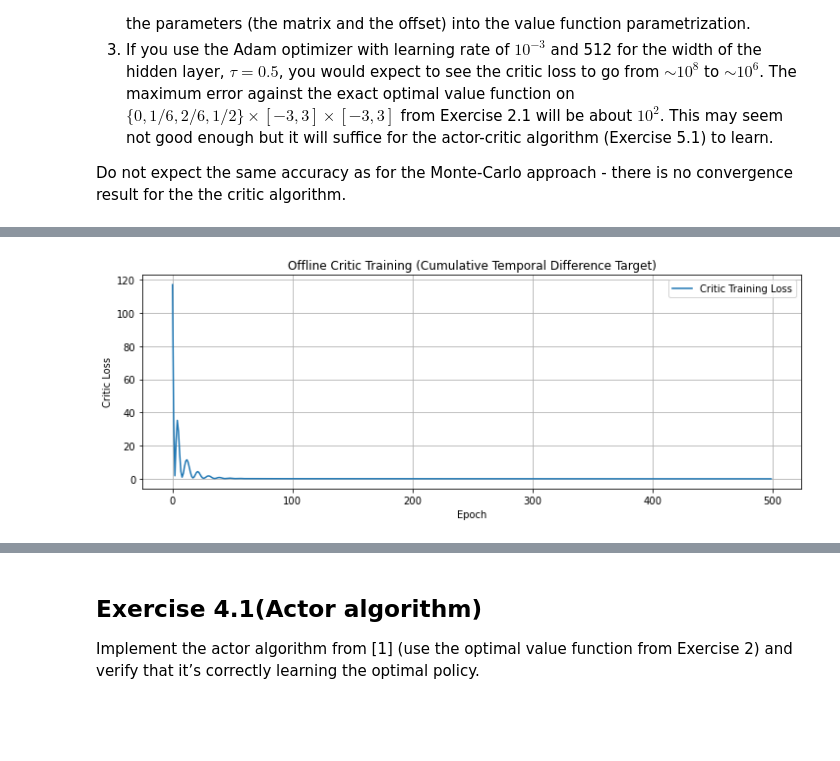
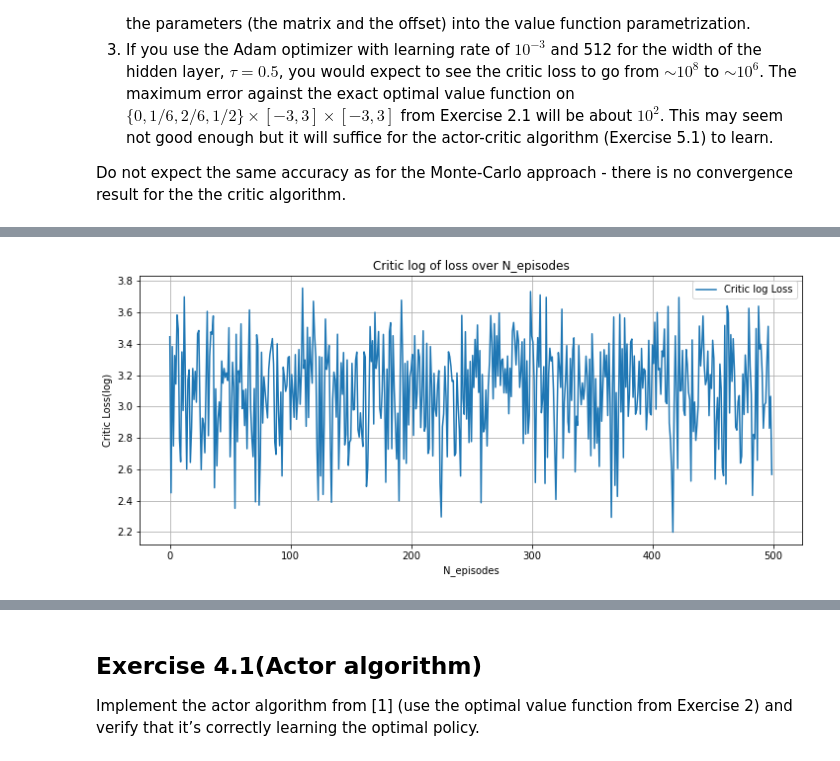
Before and after one commit to Krioooo/SCADD_Group8, a Jupyter notebook: coursework.ipynb, the cells around one changed output, grey strips where cells are left out. Drawn from its saved outputs; the diff is of its cells as text; code cells hidden in the pictures; blank space fills up the shorter version.

```diff
--- a/coursework.ipynb
+++ b/coursework.ipynb
@@ -305,10 +306,8 @@ lr = 1e-3
 env = ex3_1.SoftLQREnvironment(H, M, C, D, R, sigma, T, N, tau, gamma)
 
 # (2)Value function parametrization
-# policy = ex3_1.CriticPolicy(hidden_dim = 512)
-valuenn = ex3_1.ValueNN(hidden_dim = 512)
+valuenn = ex3_1.ValueNN(hidden_size = 512)
 
 # (3)Use offline critic algorithm to compute critic_loss
-# critic_loss = ex3_1.OfflineCriticAlgorithm_1(env, policy, n_episodes, lr)
-critic_loss = ex3_1.OfflineCriticAlgorithm(env, valuenn, n_episodes, lr)
+critic_loss = ex3_1.OfflineCriticOnly(env, valuenn, n_episodes, lr)
 # %% [output]
@@ -320,8 +315,10 @@ Epoch 400: Loss = 0.046232
 # %%
 importlib.reload(ex3_1)
 
-ex3_1.plot_critic_loss(critic_loss)
+average = False if n_episodes / 500 <= 1 else True
+
+ex3_1.plot_criticloss(critic_loss[0], average)
 # %% [output]
-[figure, old version]
+[figure, new version]
 # %%
 importlib.reload(ex3_1)
```
Also changed, not shown: parts of 12 cells of this notebook, 4 other files.
